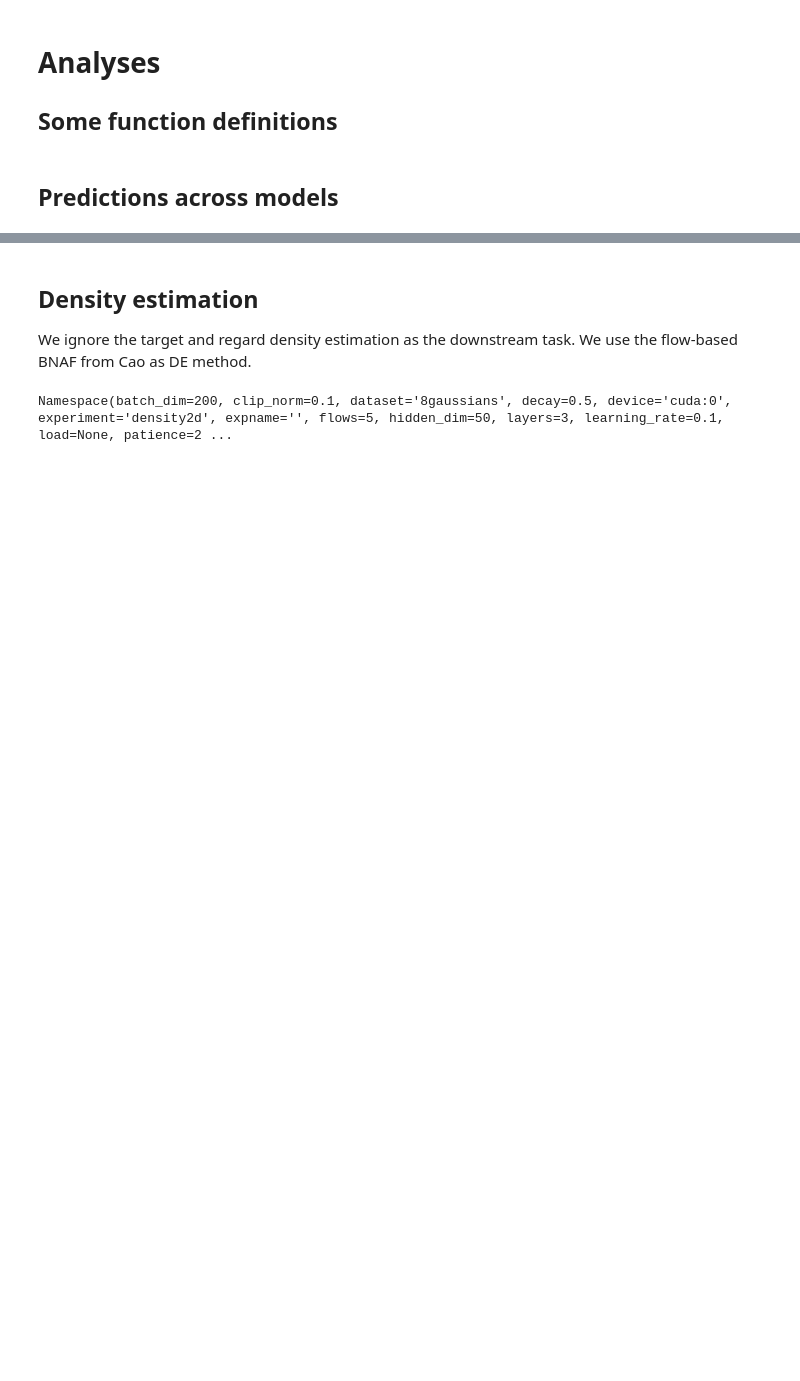
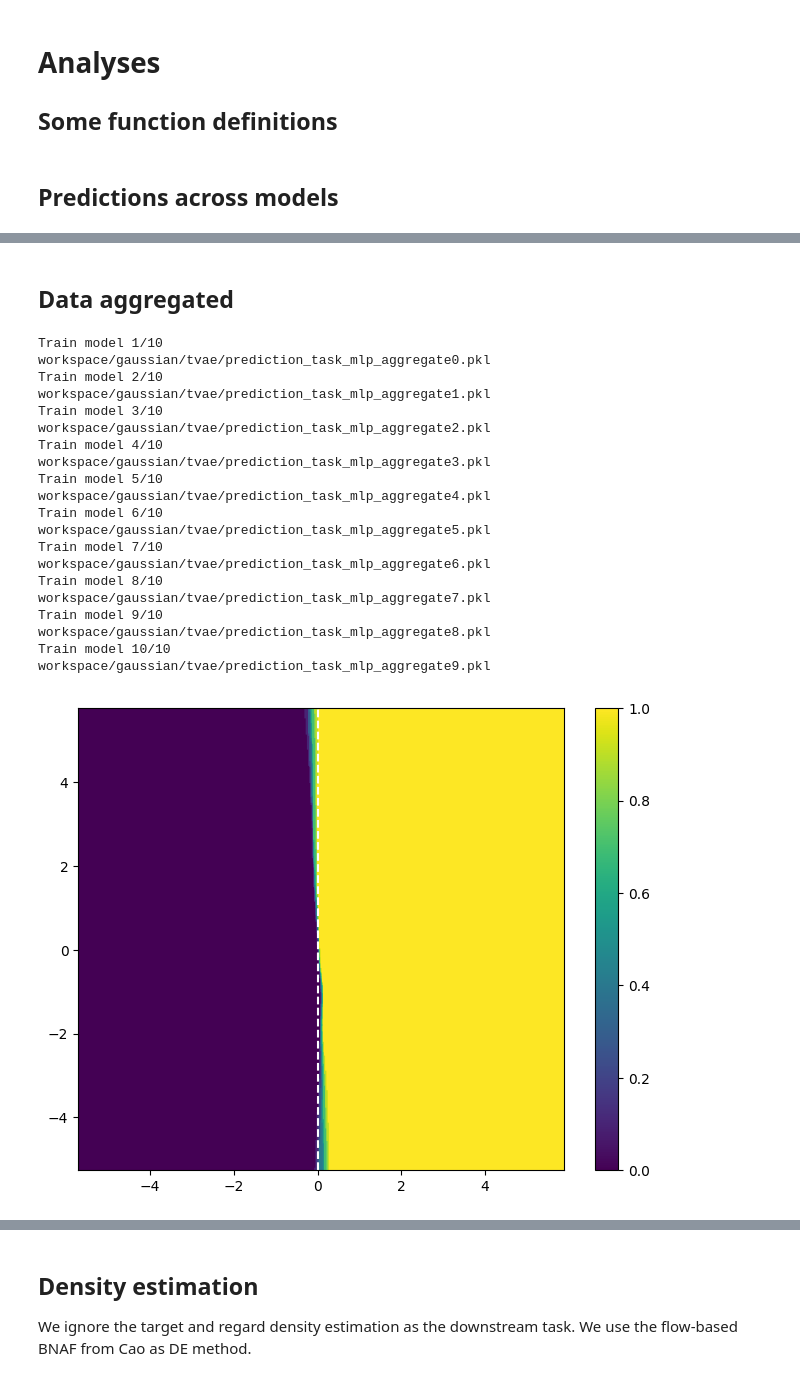
Before and after one commit to bvanbreugel/deep_generative_ensemble, a Jupyter notebook: uncertainty.ipynb, the cells around one changed output, grey strips where cells are left out. Saved outputs shown, nothing was run; the diff lists cells and outputs as text; code cells hidden in the pictures; blank space fills up the shorter version.

```diff
--- a/uncertainty.ipynb
+++ b/uncertainty.ipynb
@@ -223,0 +384,32 @@ if X_gt.targettype is not None:
+# %% [markdown]
+## Data aggregated
+# %%
+if X_gt.targettype is not None:
+    X_syn_cat = pd.concat([X_syns[i].dataframe() for i in range(len(X_syns))],axis=0)
+    X_syn_cat = GenericDataLoader(X_syn_cat, target_column="target")
+    X_syn_cat = [X_syn_cat for _ in range(len(X_syns))]
+    #X_syn_cat = [X_syn_cat.sample(len(X_syns[0])) for _ in range(len(X_syns))]
+
+    y_pred_mean, y_pred_std, models = aggregate_imshow(X_gt, X_syn_cat, prediction_task, models=None, task_type='mlp', load=load, save=save, filename='aggregate')
+# %% [output]
+Train model 1/10
+workspace/gaussian/tvae/prediction_task_mlp_aggregate0.pkl
+Train model 2/10
+workspace/gaussian/tvae/prediction_task_mlp_aggregate1.pkl
+Train model 3/10
+workspace/gaussian/tvae/prediction_task_mlp_aggregate2.pkl
+Train model 4/10
+workspace/gaussian/tvae/prediction_task_mlp_aggregate3.pkl
+Train model 5/10
+workspace/gaussian/tvae/prediction_task_mlp_aggregate4.pkl
+Train model 6/10
+workspace/gaussian/tvae/prediction_task_mlp_aggregate5.pkl
+Train model 7/10
+workspace/gaussian/tvae/prediction_task_mlp_aggregate6.pkl
+Train model 8/10
+workspace/gaussian/tvae/prediction_task_mlp_aggregate7.pkl
+Train model 9/10
+workspace/gaussian/tvae/prediction_task_mlp_aggregate8.pkl
+Train model 10/10
+workspace/gaussian/tvae/prediction_task_mlp_aggregate9.pkl
+[figure, added]
@@ -224,10 +419,4 @@ if X_gt.targettype is not None:
 # %% [markdown]
 ## Density estimation
 We ignore the target and regard density estimation as the downstream task. We use the flow-based BNAF from Cao as DE method.
-# %%
-from bnaf.toy2d import parse
-x = parse()
-print(x)
-# %% [output]
-Namespace(batch_dim=200, clip_norm=0.1, dataset='8gaussians', decay=0.5, device='cuda:0', experiment='density2d', expname='', flows=5, hidden_dim=50, layers=3, learning_rate=0.1, load=None, patience=2 ...
 # %%
```
Also changed, not shown: parts of 12 cells of this notebook.
